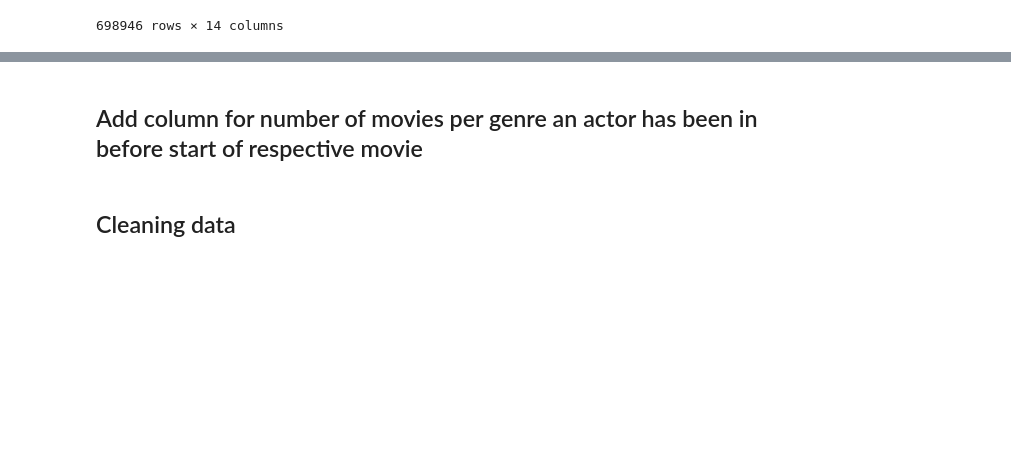
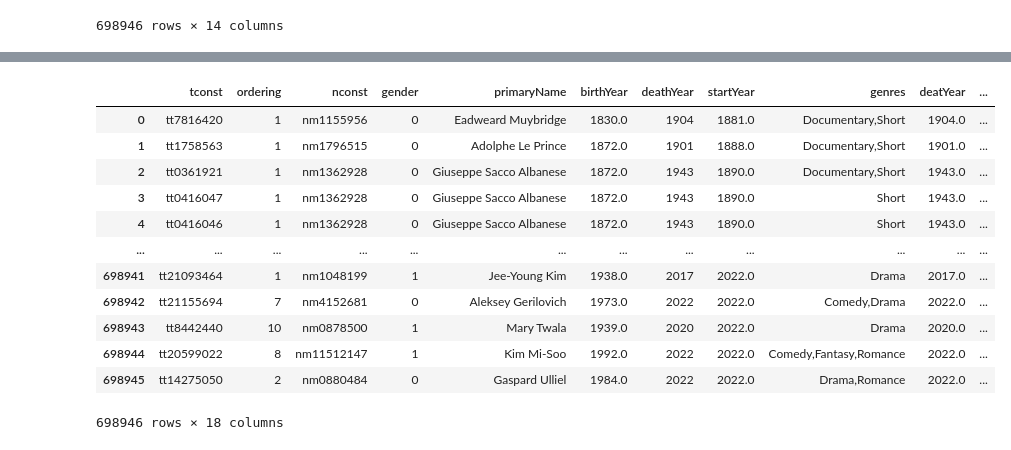
Before and after one commit to epfl-ada/ada-2022-project-jash, a Jupyter notebook: preporcessing.ipynb, the cells around one changed output, grey strips where cells are left out. Cells and saved outputs as stored; diff of their text form; code cells hidden in the pictures; blank space fills up the shorter version.

```diff
--- a/preporcessing.ipynb
+++ b/preporcessing.ipynb
@@ -211,4 +249,2 @@ actor_movie_combi
 # %%
 actor_movie_combi = pd.read_csv("data/actor_movie_combi.csv")
-# %% [markdown]
-## Add column for number of movies per genre an actor has been in before start of respective movie
@@ -219,2 +251,16 @@ actor_movie_combi = pd.read_csv("data/actor_movie_combi.csv")
-# %% [markdown]
-## Cleaning data
+# %%
+actor_movie_combi
+# %% [output]
+|  | tconst | ordering | nconst | gender | primaryName | birthYear | deathYear | startYear | genres | deatYear | ... |
+| 0 | tt7816420 | 1 | nm1155956 | 0 | Eadweard Muybridge | 1830.0 | 1904 | 1881.0 | Documentary,Short | 1904.0 | ... |
+| 1 | tt1758563 | 1 | nm1796515 | 0 | Adolphe Le Prince | 1872.0 | 1901 | 1888.0 | Documentary,Short | 1901.0 | ... |
+| 2 | tt0361921 | 1 | nm1362928 | 0 | Giuseppe Sacco Albanese | 1872.0 | 1943 | 1890.0 | Documentary,Short | 1943.0 | ... |
+| 3 | tt0416047 | 1 | nm1362928 | 0 | Giuseppe Sacco Albanese | 1872.0 | 1943 | 1890.0 | Short | 1943.0 | ... |
+| 4 | tt0416046 | 1 | nm1362928 | 0 | Giuseppe Sacco Albanese | 1872.0 | 1943 | 1890.0 | Short | 1943.0 | ... |
+| ... | ... | ... | ... | ... | ... | ... | ... | ... | ... | ... | ... |
+| 698941 | tt21093464 | 1 | nm1048199 | 1 | Jee-Young Kim | 1938.0 | 2017 | 2022.0 | Drama | 2017.0 | ... |
+| 698942 | tt21155694 | 7 | nm4152681 | 0 | Aleksey Gerilovich | 1973.0 | 2022 | 2022.0 | Comedy,Drama | 2022.0 | ... |
+| 698943 | tt8442440 | 10 | nm0878500 | 1 | Mary Twala | 1939.0 | 2020 | 2022.0 | Drama | 2020.0 | ... |
+| 698944 | tt20599022 | 8 | nm11512147 | 1 | Kim Mi-Soo | 1992.0 | 2022 | 2022.0 | Comedy,Fantasy,Romance | 2022.0 | ... |
+| 698945 | tt14275050 | 2 | nm0880484 | 0 | Gaspard Ulliel | 1984.0 | 2022 | 2022.0 | Drama,Romance | 2022.0 | ... |
+698946 rows × 18 columns
```
Also changed, not shown: parts of 5 cells of this notebook.
